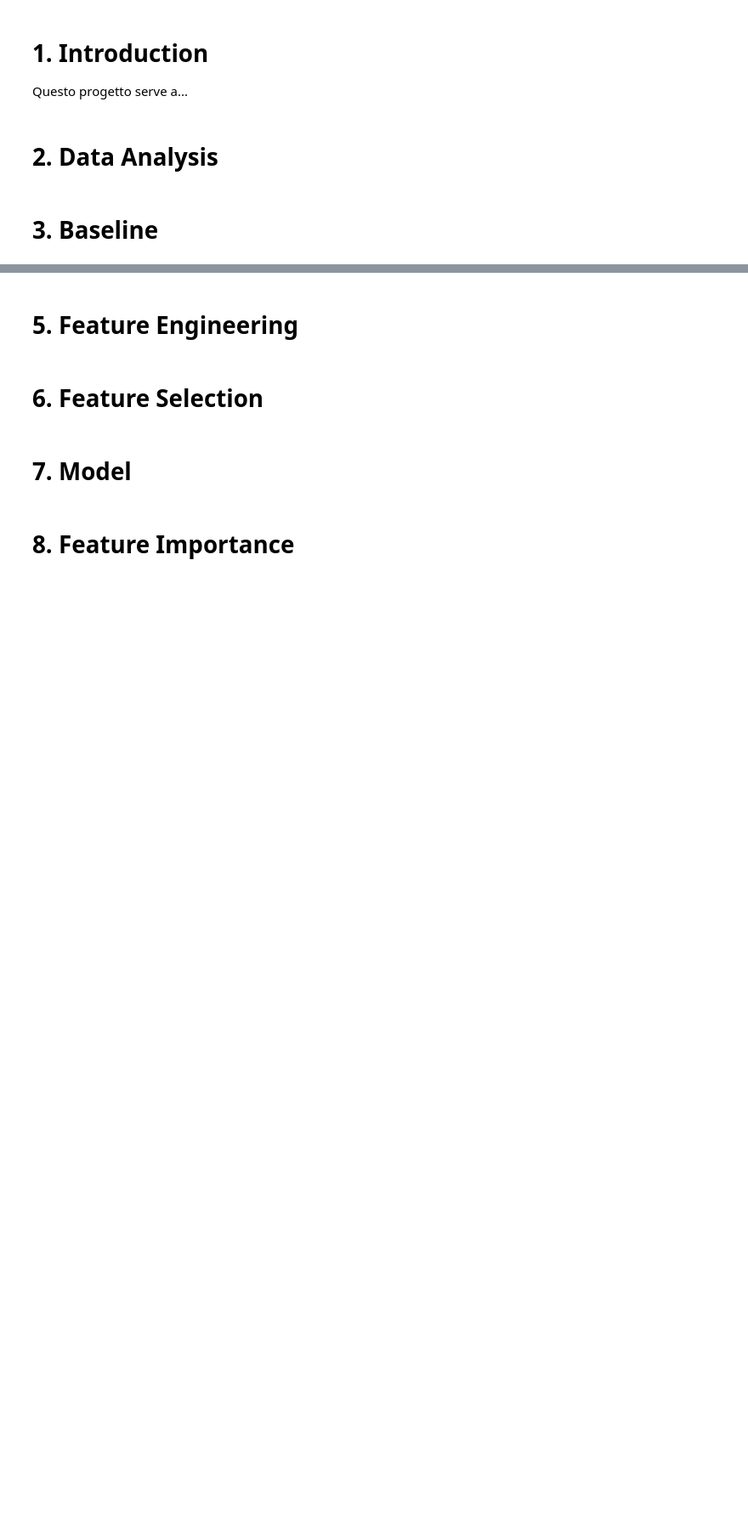
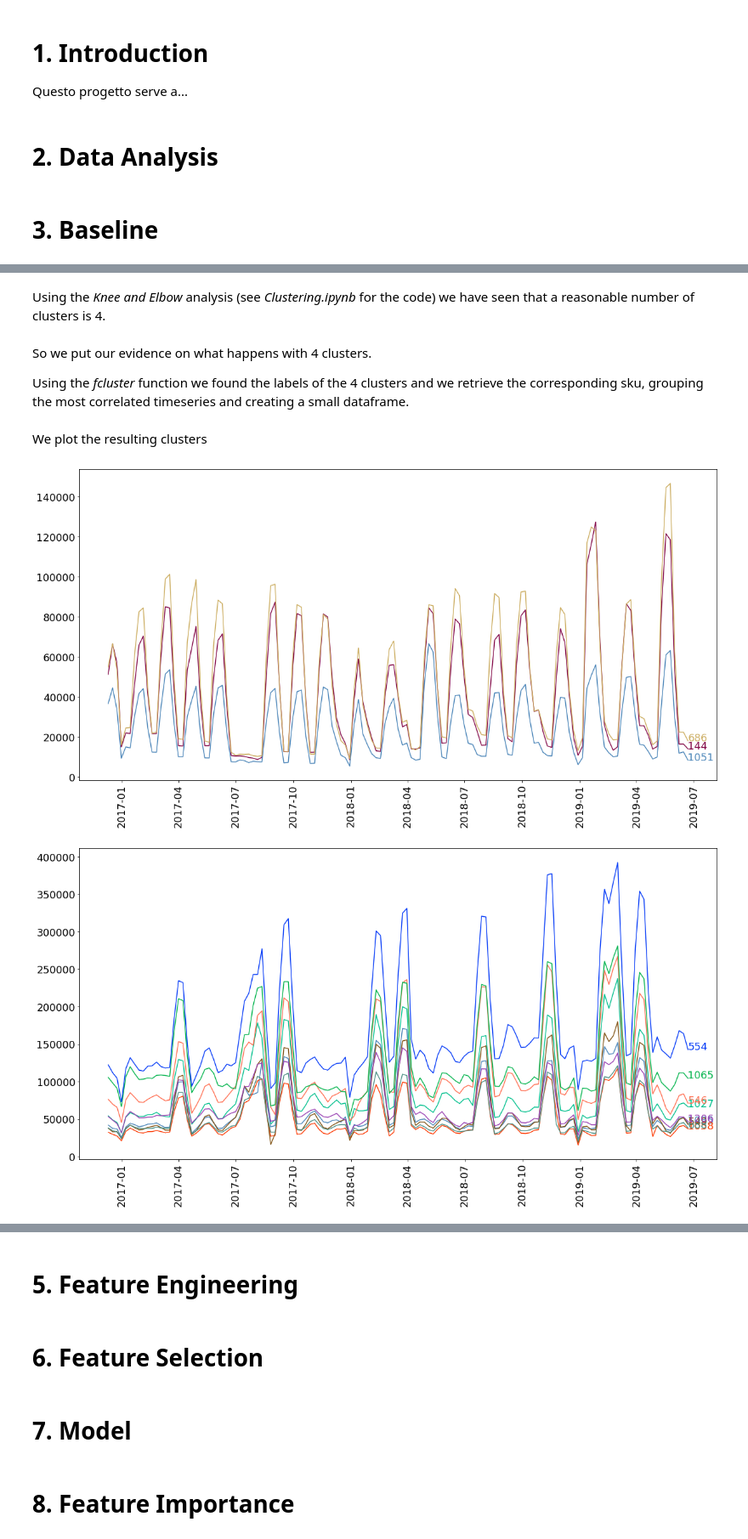
Before and after one commit to tommasofioravanti/DMTMCourseProject, a Jupyter notebook: consegna/analysis_flow.ipynb, the cells around one changed output, grey strips where cells are left out. Shown: that part at 85% size. Drawn from its saved outputs; the diff is of its cells as text; code cells hidden in the pictures; blank space fills up the shorter version.

```diff
--- a/consegna/analysis_flow.ipynb
+++ b/consegna/analysis_flow.ipynb
@@ -17,0 +84,43 @@ Questo progetto serve a...
+# %% [markdown]
+Using the <i>Knee and Elbow</i> analysis (see <i> Clustering.ipynb</i> for the code) we have seen that a reasonable number of clusters is 4.
+# %% [markdown]
+So we put our evidence on what happens with 4 clusters.
+
+Using the <i>fcluster</i> function we found the labels of the 4 clusters and we retrieve the corresponding sku, grouping the most correlated timeseries and creating a small dataframe.
+# %%
+label_corr=fcluster(z1,4,criterion='maxclust') #Cluster with "correlation distance measure"
+sku=list((set(train.sku)))
+
+data={'Label': label_corr,
+     'Sku':sku}
+df_cluster=pd.DataFrame(data, columns=['Label','Sku'])
+
+#Timeseries of 1st cluster
+cluster1=df_cluster[df_cluster.Label==1].Sku
+cluster1=np.asarray(cluster1)
+#2 cluster
+cluster2=df_cluster[df_cluster.Label==2].Sku
+cluster2=np.asarray(cluster2)
+#3 cluster
+cluster3=df_cluster[df_cluster.Label==3].Sku
+cluster3=np.asarray(cluster3)
+#4 cluster
+cluster4=df_cluster[df_cluster.Label==4].Sku
+cluster4=np.asarray(cluster4)
+
+cluster=[cluster1,cluster2,cluster3,cluster4]
+# %% [markdown]
+We plot the resulting clusters
+# %%
+for j in cluster:
+
+    mycolors = np.random.choice(list(mpl.colors.XKCD_COLORS.keys()), len(set(df.sku)), replace=False)
+    plt.figure(figsize=(20,10))
+    plt.xticks(rotation=90)
+    for i in range(len(j)):
+        plt.plot(train[train.sku==j[i]].Date, train[train.sku==j[i]].target,  color=mycolors[i])
+        last_x, last_y = train[train.sku==j[i]].Date.values[-1], train[train.sku==j[i]].target.values[-1]
+        plt.text(last_x, last_y, str(j[i]), color=mycolors[i])
+# %% [output]
+[figure, added]
+[figure, added]
```
Also changed, not shown: parts of 18 cells of this notebook.
